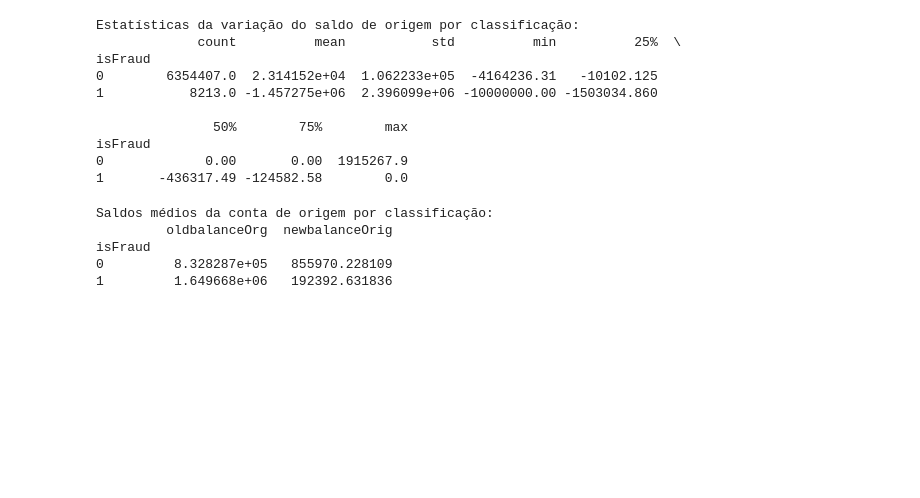
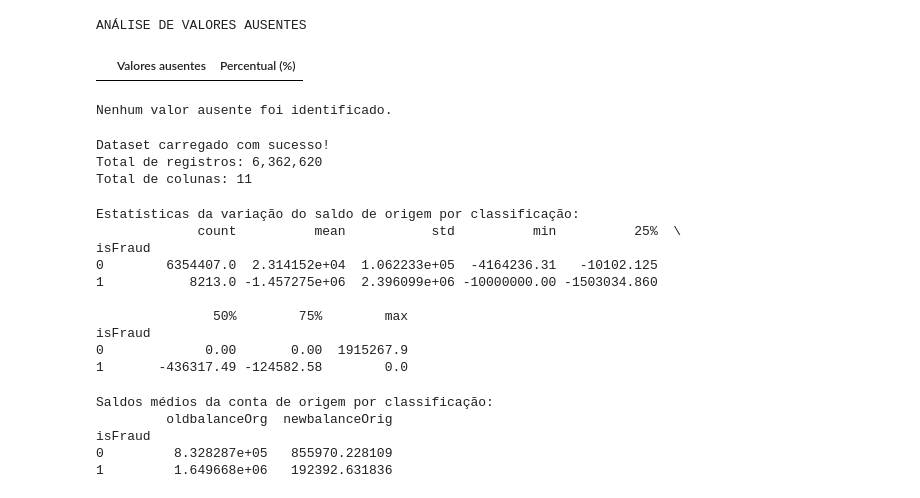
Before and after one commit to joaoribeiro-max/grupo5-fraud-detection, a Jupyter notebook: notebooks/01_analise_exploratoria.ipynb, the cells around one changed output. Drawn from its saved outputs; the diff is of its cells as text; code cells hidden in the pictures; blank space fills up the shorter version.

```diff
--- a/notebooks/01_analise_exploratoria.ipynb
+++ b/notebooks/01_analise_exploratoria.ipynb
@@ -0,0 +156,54 @@
+# %%
+
+# ============================================================
+# ETAPA 14 - VERIFICAÇÃO DE VALORES AUSENTES
+# ============================================================
+
+# Identifica a quantidade de valores ausentes em cada coluna.
+valores_ausentes = df.isnull().sum()
+
+# Calcula o percentual de valores ausentes por coluna.
+percentual_ausentes = (df.isnull().mean() * 100).round(4)
+
+# Organiza os resultados em uma tabela.
+analise_ausentes = pd.DataFrame({
+    "Valores ausentes": valores_ausentes,
+    "Percentual (%)": percentual_ausentes
+})
+
+# Exibe somente as colunas que possuem valores ausentes.
+print("ANÁLISE DE VALORES AUSENTES")
+display(analise_ausentes[analise_ausentes["Valores ausentes"] > 0])
+
+# Informa se foram encontrados valores ausentes.
+if valores_ausentes.sum() == 0:
+    print("Nenhum valor ausente foi identificado.")
+else:
+    print(f"Total de valores ausentes: {valores_ausentes.sum()}")
+# %% [output]
+ANÁLISE DE VALORES AUSENTES
+|  | Valores ausentes | Percentual (%) |
+Nenhum valor ausente foi identificado.
+# %%
+
+# ============================================================
+# RECUPERAÇÃO DO DATAFRAME
+# ============================================================
+
+# Importa a biblioteca utilizada para manipulação dos dados.
+import pandas as pd
+
+# Define o caminho do arquivo CSV original.
+caminho_arquivo = "../data/raw/PS_20174392719_1491204439457_log.csv"
+
+# Carrega o dataset para a memória do notebook.
+df = pd.read_csv(caminho_arquivo)
+
+# Confirma o carregamento dos dados.
+print("Dataset carregado com sucesso!")
+print(f"Total de registros: {df.shape[0]:,}")
+print(f"Total de colunas: {df.shape[1]}")
+# %% [output]
+Dataset carregado com sucesso!
+Total de registros: 6,362,620
+Total de colunas: 11
```
Also changed, not shown: parts of 5 cells of this notebook, 12 other files.
